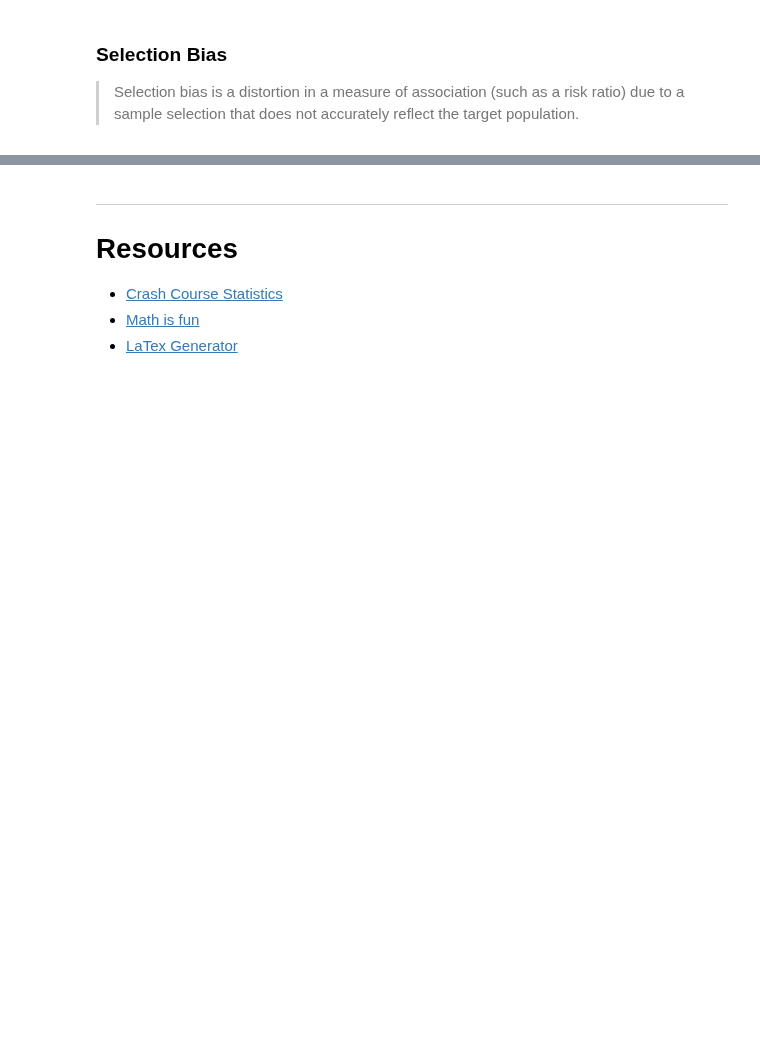
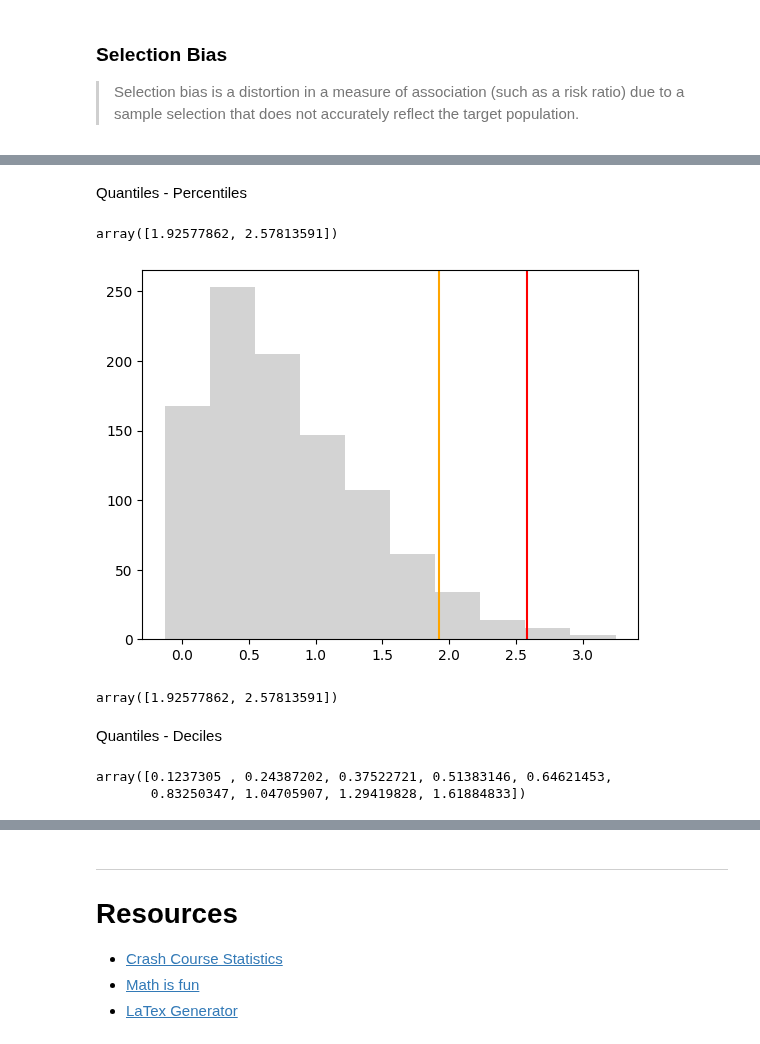
Before and after one commit to cyrus2281/notes, a Jupyter notebook: Math/Statistics.ipynb, the cells around one changed output, grey strips where cells are left out. Saved outputs shown, nothing was run; the diff lists cells and outputs as text; code cells hidden in the pictures; blank space fills up the shorter version.

```diff
--- a/Math/Statistics.ipynb
+++ b/Math/Statistics.ipynb
@@ -1501,0 +1698,30 @@ To increase power
+# %% [markdown]
+Quantiles - Percentiles
+# %%
+x = st.skewnorm.rvs(10, size=1000) # Creates a skewed distribution
+p = np.percentile(x, [95, 99])
+p
+# %% [output]
+array([1.92577862, 2.57813591])
+# %%
+fig, ax = plt.subplots()
+plt.axvline(x = p[0], color='orange')
+plt.axvline(x = p[1], color='red')
+_ = plt.hist(x, color = 'lightgray')
+# %% [output]
+[figure, added]
+# %%
+# Note that the Numpy quantile() method is identical to the percentile() method
+# except we pass proportions (ranging from zero to one) into the former and
+# percentages (ranging from zero to 100) into the latter:
+np.quantile(x, [.95, .99])
+# %% [output]
+array([1.92577862, 2.57813591])
+# %% [markdown]
+Quantiles - Deciles
+# %%
+d = np.percentile(x, range(10, 100, 10))
+d
+# %% [output]
+array([0.1237305 , 0.24387202, 0.37522721, 0.51383146, 0.64621453,
+       0.83250347, 1.04705907, 1.29419828, 1.61884833])
```
Also changed, not shown: parts of 72 cells of this notebook.
